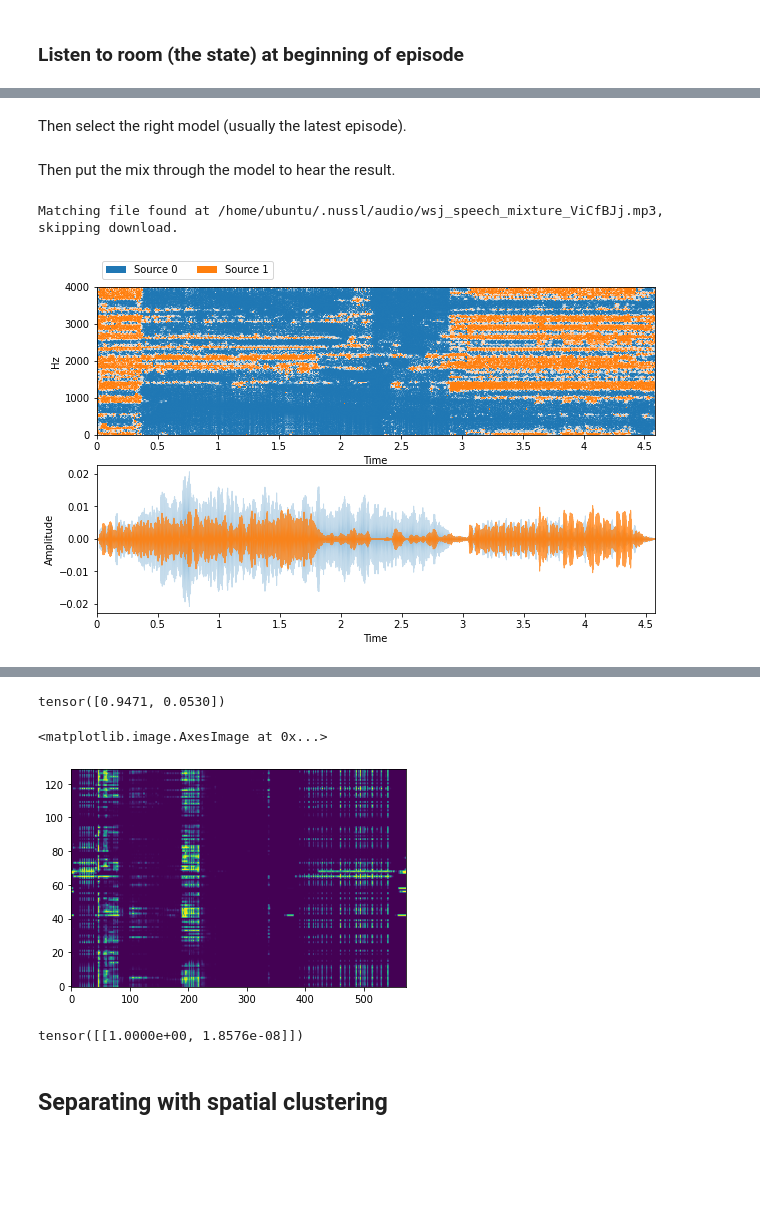
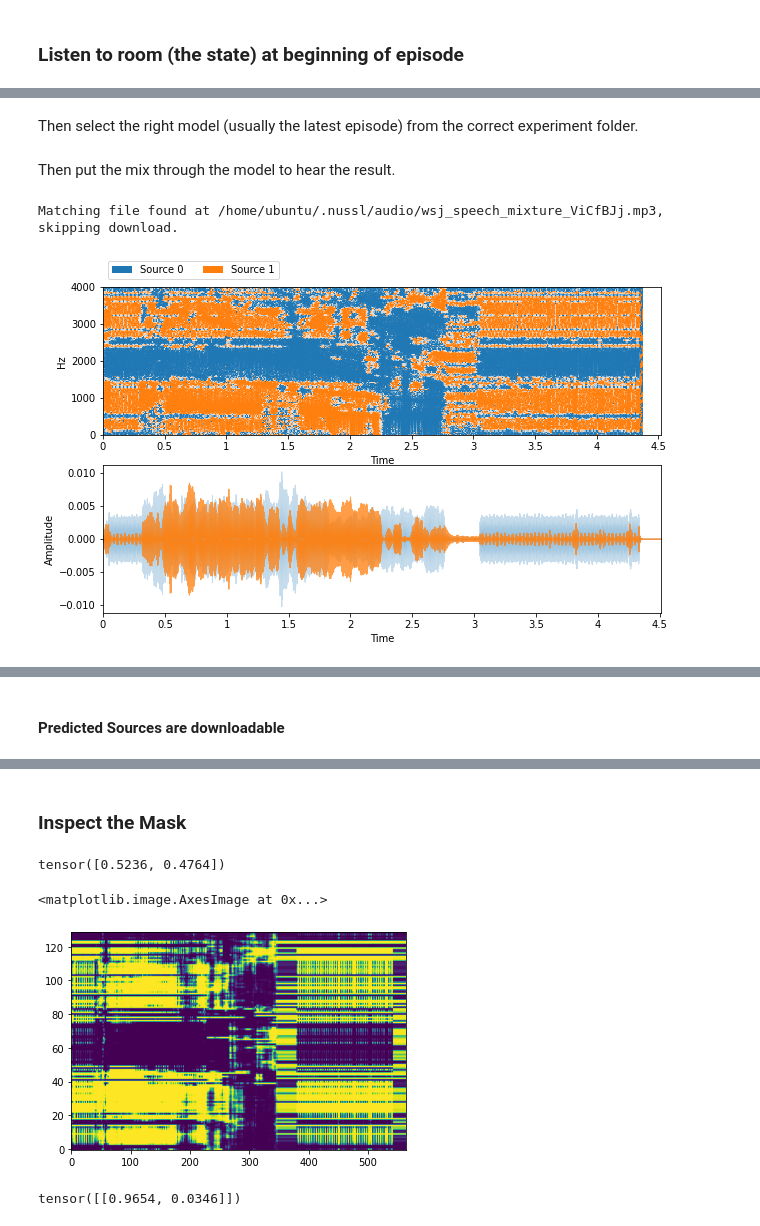
Before and after one commit to pseeth/otoworld, a Jupyter notebook: rl-audition/notebooks/evaluation.ipynb, the cells around one changed output, grey strips where cells are left out. Drawn from its saved outputs; the diff is of its cells as text; code cells hidden in the pictures; blank space fills up the shorter version.

```diff
--- a/rl-audition/notebooks/evaluation.ipynb
+++ b/rl-audition/notebooks/evaluation.ipynb
@@ -17,4 +21,4 @@ room_sound.embed_audio(display=False)
 # %% [output]
 [interactive output not drawn]
 # %% [markdown]
-Then select the right model (usually the latest episode).
+Then select the right model (usually the latest episode) from the correct experiment folder.
@@ -25,3 +25,6 @@ model_path = '../models/test-exp-5-50eps_test_simp_env_validation/sp_ep5.pt'
+# %%
+# sp 12 and 15 seem to be best rn
+model_path = '../models/test-exp-5-50eps_test_simp_env_validation/sp_ep48.pt'
 # %% [markdown]
 Then put the mix through the model to hear the result.
 # %%
@@ -61,38 +64,40 @@ min_length = min([x.signal_duration for x in signals])
 [x.truncate_seconds(min_length) for x in signals]
 audio_signal = sum(signals)
 
 separator = nussl.separation.deep.DeepAudioEstimation(
     room_sound, model_path=None)
 
 model_dict = torch.load(model_path)
 model = nussl.ml.SeparationModel(model_dict['config'])
 model.load_state_dict(model_dict['state_dict'])
 
 separator.model = model
 separator.metadata = {
     'sample_rate': model_dict['sample_rate'],
     'stft_params': audio_signal.stft_params,
     'num_channels': 1
 }
 separator.transform = nussl.datasets.transforms.Compose([
     nussl.datasets.transforms.GetAudio(),
     nussl.datasets.transforms.ToSeparationModel(),
 ])
 separator.device = 'cpu'
 
-estimates = separator()
+otoworld_estimates = separator()
 ibm = nussl.separation.benchmark.IdealBinaryMask(
     room_sound, estimates,
 )
-estimates = ibm()
+otoworld_estimates = ibm()
 
-estimates = {
-    f'Source {i}': e for i, e in enumerate(estimates)
+otoworld_estimates = {
+    f'Source {i}': e for i, e in enumerate(otoworld_estimates)
 }
 
-visualize_and_embed(estimates)
+visualize_and_embed(otoworld_estimates)
 # %% [output]
 Matching file found at /home/ubuntu/.nussl/audio/wsj_speech_mixture_ViCfBJj.mp3, skipping download.
-[figure, old version]
+[figure, new version]
 [interactive output not drawn]
+# %% [markdown]
+#### Predicted Sources are downloadable
 # %%
@@ -105,20 +110,20 @@ estimates['Source 1'].embed_audio()
 # %% [output]
 [interactive output not drawn]
 [interactive output not drawn]
+# %% [markdown]
+### Inspect the Mask
 # %%
 separator.model_output['mask'].mean(dim=[0, 1, 2, 3])
 # %% [output]
-tensor([0.9471, 0.0530])
+tensor([0.5236, 0.4764])
 # %%
 # spectrogram is multiplied by the mask to separate sources
 plt.imshow(separator.model_output['mask'][0, ..., 0, 1].cpu().data.numpy().T,
            origin='lower', aspect='auto', vmin=0.0, vmax=1.0)
 # %% [output]
 <matplotlib.image.AxesImage at 0x...>
-[figure, old version]
+[figure, new version]
 # %%
 separator.model_output['mask'][0, 0, 0]
 # %% [output]
-tensor([[1.0000e+00, 1.8576e-08]])
+tensor([[0.9654, 0.0346]])
-# %% [markdown]
-## Separating with spatial clustering
```
Also changed, not shown: parts of 13 cells of this notebook, 8 other files.
